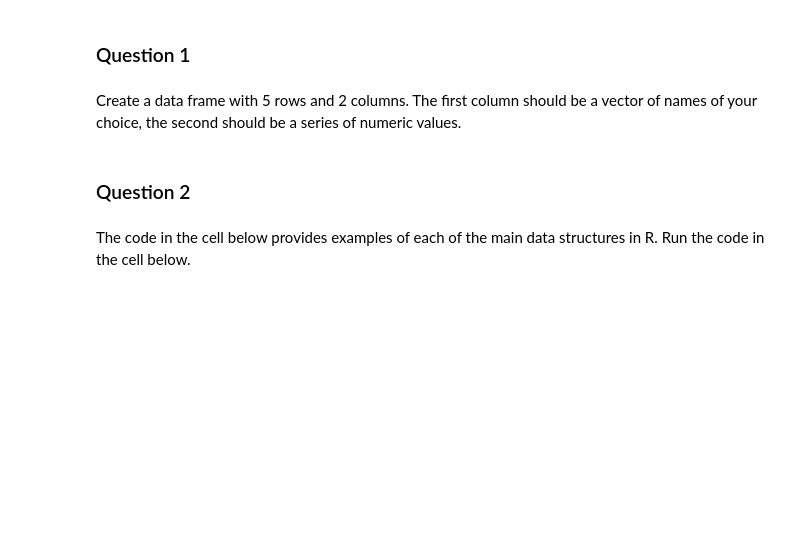
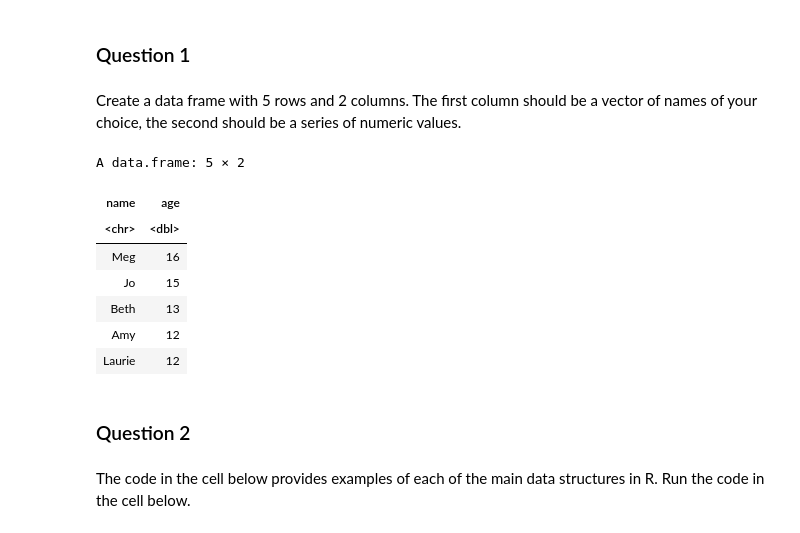
Before and after one commit to lpxis2/COURSEWORK_LIFE4138_2526, a Jupyter notebook: Coursework/R/R_Coursework_Questions.ipynb, the cells around one changed output. Drawn from its saved outputs; the diff is of its cells as text; code cells hidden in the pictures; blank space fills up the shorter version.

```diff
--- a/Coursework/R/R_Coursework_Questions.ipynb
+++ b/Coursework/R/R_Coursework_Questions.ipynb
@@ -12,6 +12,27 @@ Make sure you:
 ### Question 1
 # %% [markdown]
 Create a data frame with 5 rows and 2 columns. The first column should be a vector of names of your choice, the second should be a series of numeric values.
+# %%
+# creating a vector of 5 names to make the first column
+name <- c("Meg", "Jo", "Beth", "Amy", "Laurie")
+
+# creating a numeric vector of 5 values to make second column
+age <- c(16, 15, 13, 12, 12)
+
+# combining them into a dataframe of 5 rows and 2 columns
+df <- data.frame(name, age)
+
+# printing df to see if it works
+df
+# %% [output]
+A data.frame: 5 × 2
+| name | age |
+| <chr> | <dbl> |
+| Meg | 16 |
+| Jo | 15 |
+| Beth | 13 |
+| Amy | 12 |
+| Laurie | 12 |
 # %% [markdown]
 ### Question 2
 # %% [markdown]
```
Also changed, not shown: parts of 12 cells of this notebook, 1 other file.
